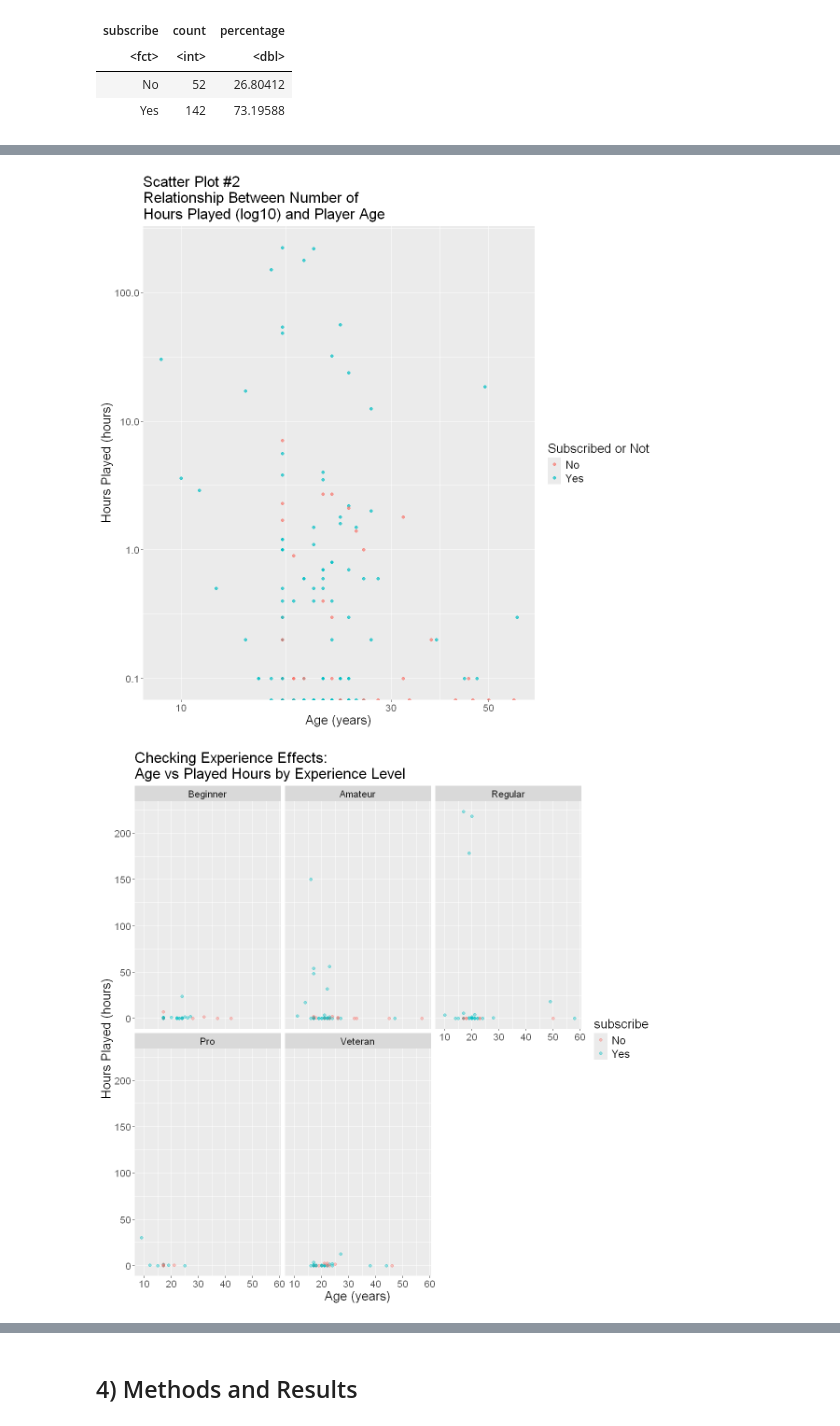
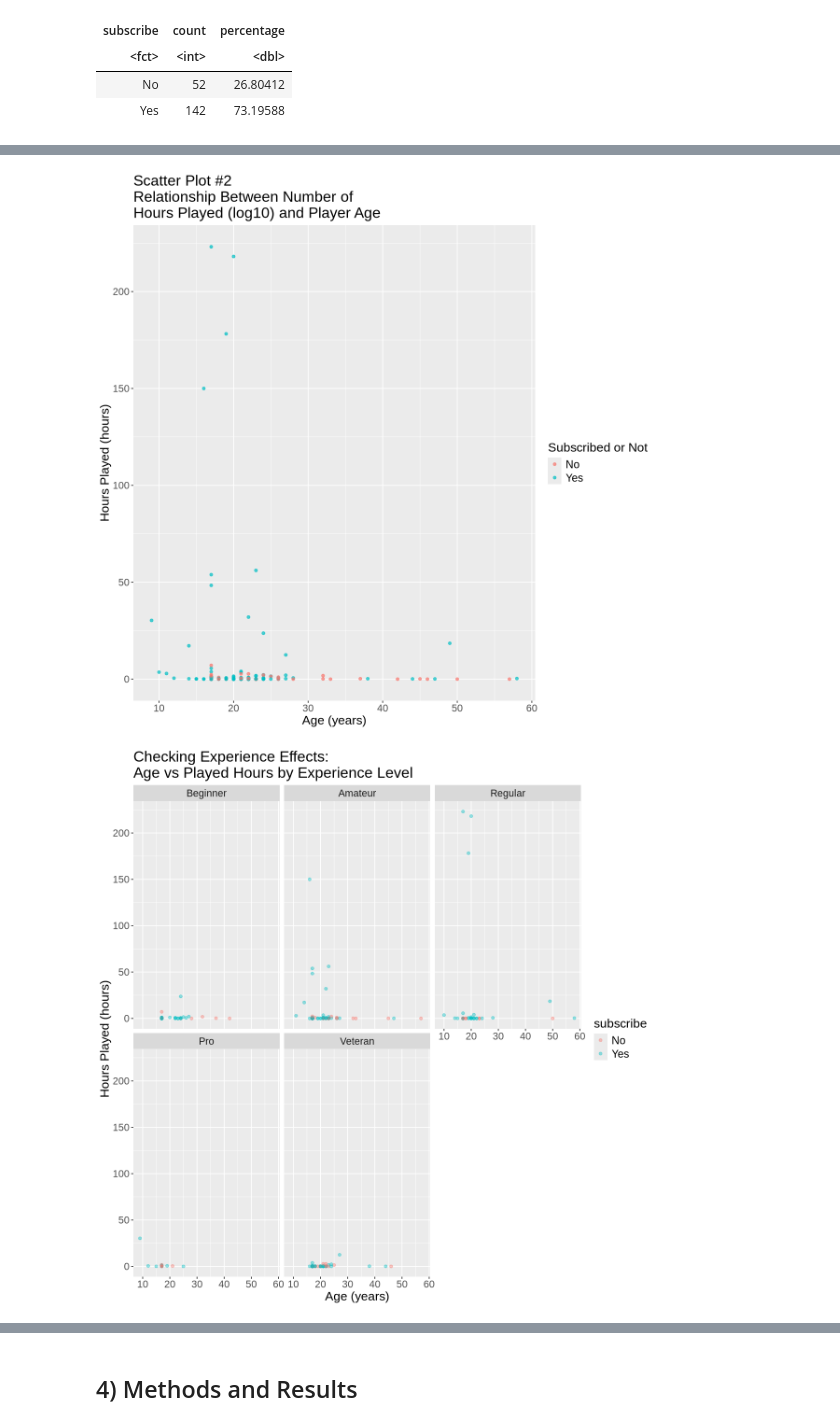
Before and after one commit to audreyw28/DSCI100-2025W1-004-42, a Jupyter notebook: final_project_report.ipynb, the cells around one changed output, grey strips where cells are left out. Saved outputs shown, nothing was run; the diff lists cells and outputs as text; code cells hidden in the pictures.

```diff
--- a/final_project_report.ipynb
+++ b/final_project_report.ipynb
@@ -176,9 +184,9 @@ trend_log <- ggplot(players, aes(x = Age, y = played_hours, color = subscribe))
          title = "Scatter Plot #2\nRelationship Between Number of\nHours Played (log10) and Player Age") +
     theme(text = element_text(size = 16),
          legend.text = element_text(size = 14),
-         legend.title = element_text(size = 16)) +
-    scale_y_log10(labels = label_comma())+
-    scale_x_log10(labels = label_comma())
+         legend.title = element_text(size = 16))
+    # scale_y_log10(labels = label_comma())+
+    # scale_x_log10(labels = label_comma())
 trend_log
 
 trend_with_experience <- ggplot(players, aes(x = Age, y = played_hours, color = subscribe)) +
@@ -197,3 +203,3 @@ Warning message in scale_y_log10(labels = label_comma()):
-[figure, old version]
+[figure, new version]
-[figure, old version]
+[figure, new version]
 # %% [markdown]
```
Also changed, not shown: parts of 15 cells of this notebook.
